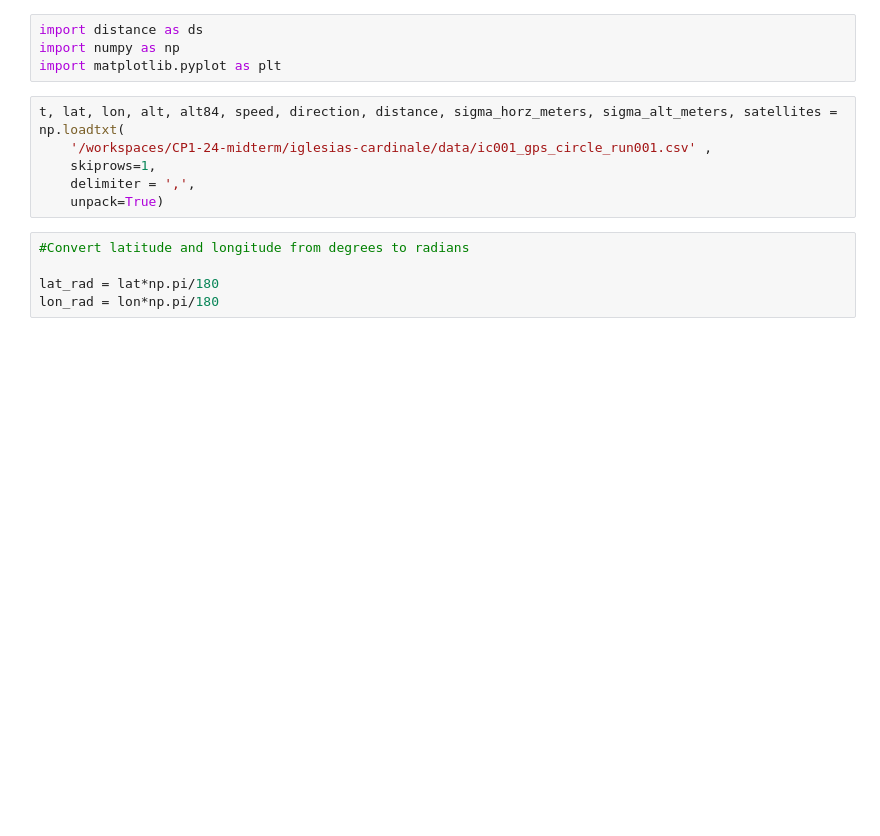
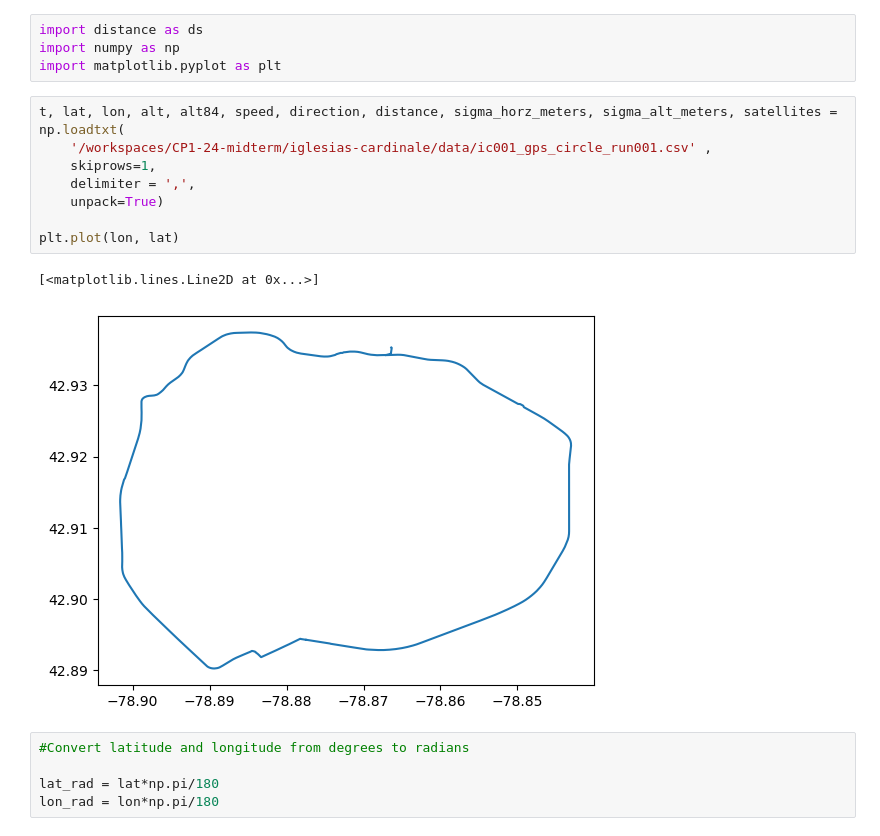
Before and after one commit to ubsuny/CP1-24-midterm, a Jupyter notebook: iglesias-cardinale/code/data_plotter.ipynb, the cells around one changed output. Cells and saved outputs as stored; diff of their text form; blank space fills up the shorter version.

```diff
--- a/iglesias-cardinale/code/data_plotter.ipynb
+++ b/iglesias-cardinale/code/data_plotter.ipynb
@@ -5,9 +5,14 @@ import matplotlib.pyplot as plt
 # %%
 t, lat, lon, alt, alt84, speed, direction, distance, sigma_horz_meters, sigma_alt_meters, satellites = np.loadtxt(
     '/workspaces/CP1-24-midterm/iglesias-cardinale/data/ic001_gps_circle_run001.csv' ,
     skiprows=1,
     delimiter = ',',
     unpack=True)
+
+plt.plot(lon, lat)
+# %% [output]
+[<matplotlib.lines.Line2D at 0x...>]
+[figure, added]
 # %%
 #Convert latitude and longitude from degrees to radians
 
```
Also changed, not shown: parts of 3 cells of this notebook, 3 other files.
